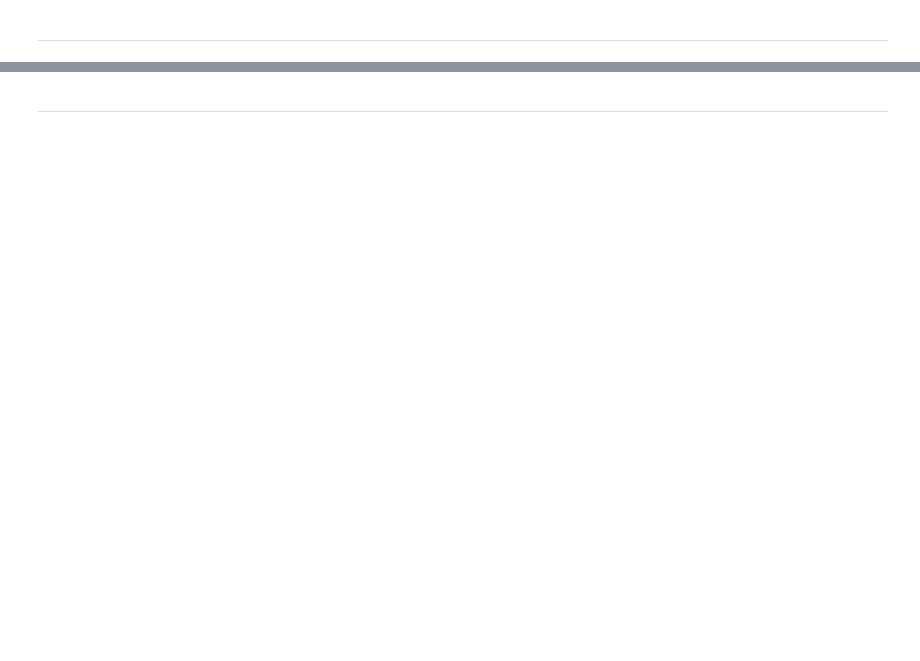
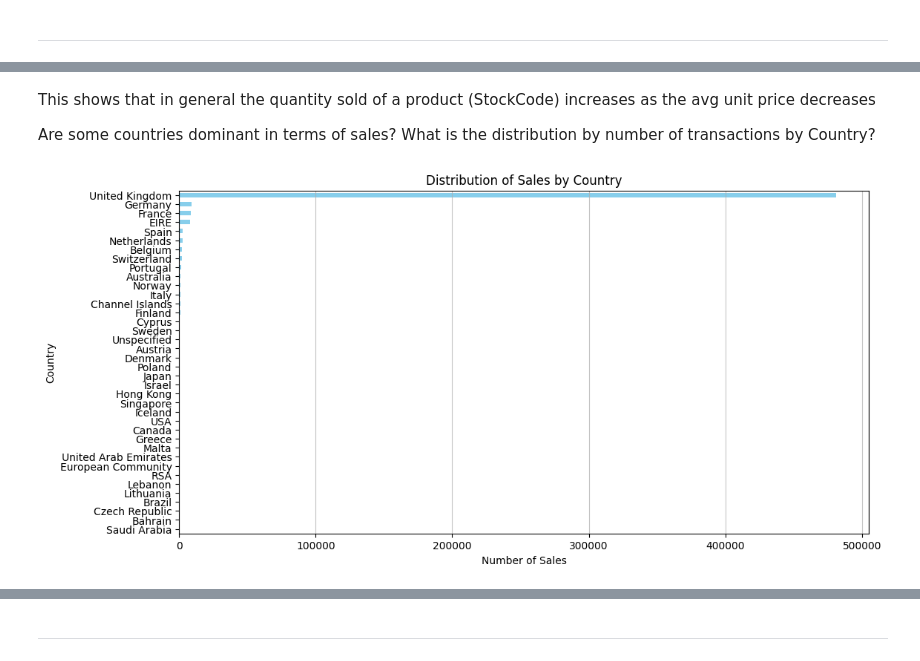
Before and after one commit to maleeper/ILP-Retail, a Jupyter notebook: jupyter_notebooks/Data_Visualisation.ipynb, the cells around one changed output, grey strips where cells are left out. Drawn from its saved outputs; the diff is of its cells as text; code cells hidden in the pictures; blank space fills up the shorter version.

Commit message:
ETL changes made and Processed data file saved matplotlib and seaborn charts created Signed-off-by: Mark Aamodt-Leeper <mark.aamodt.leeper@gmail.com>

```diff
--- a/jupyter_notebooks/Data_Visualisation.ipynb
+++ b/jupyter_notebooks/Data_Visualisation.ipynb
@@ -53,0 +58,3 @@ Section 2 content
+# %%
+# read the sales data
+df = pd.read_csv("C:\\Users\\marka\\ILP_Retail\\ILP-Retail\\Dataset\\Processed\\retail_processed.csv",low_memory=False)
@@ -53,0 +132,19 @@ Section 2 content
+# %% [markdown]
+This shows that in general the quantity sold of a product (StockCode) increases as the avg unit price decreases
+
+Are some countries dominant in terms of sales?
+What is the distribution by number of transactions by Country?
+# %%
+# Create a horizontal bar chart to illustrate
+# sorted high to low on Number of Sales
+country_sales = df['Country'].value_counts().sort_values(ascending=True)
+# plot the distribution
+plt.figure(figsize=(12,6))
+country_sales.plot(kind='barh', color='skyblue')
+plt.title('Distribution of Sales by Country')
+plt.xlabel('Number of Sales')
+plt.ylabel('Country')
+plt.grid(axis='x', alpha=0.75)
+plt.show()
+# %% [output]
+[figure, added]
```
Also changed, not shown: parts of 19 cells of this notebook, 2 other files.
